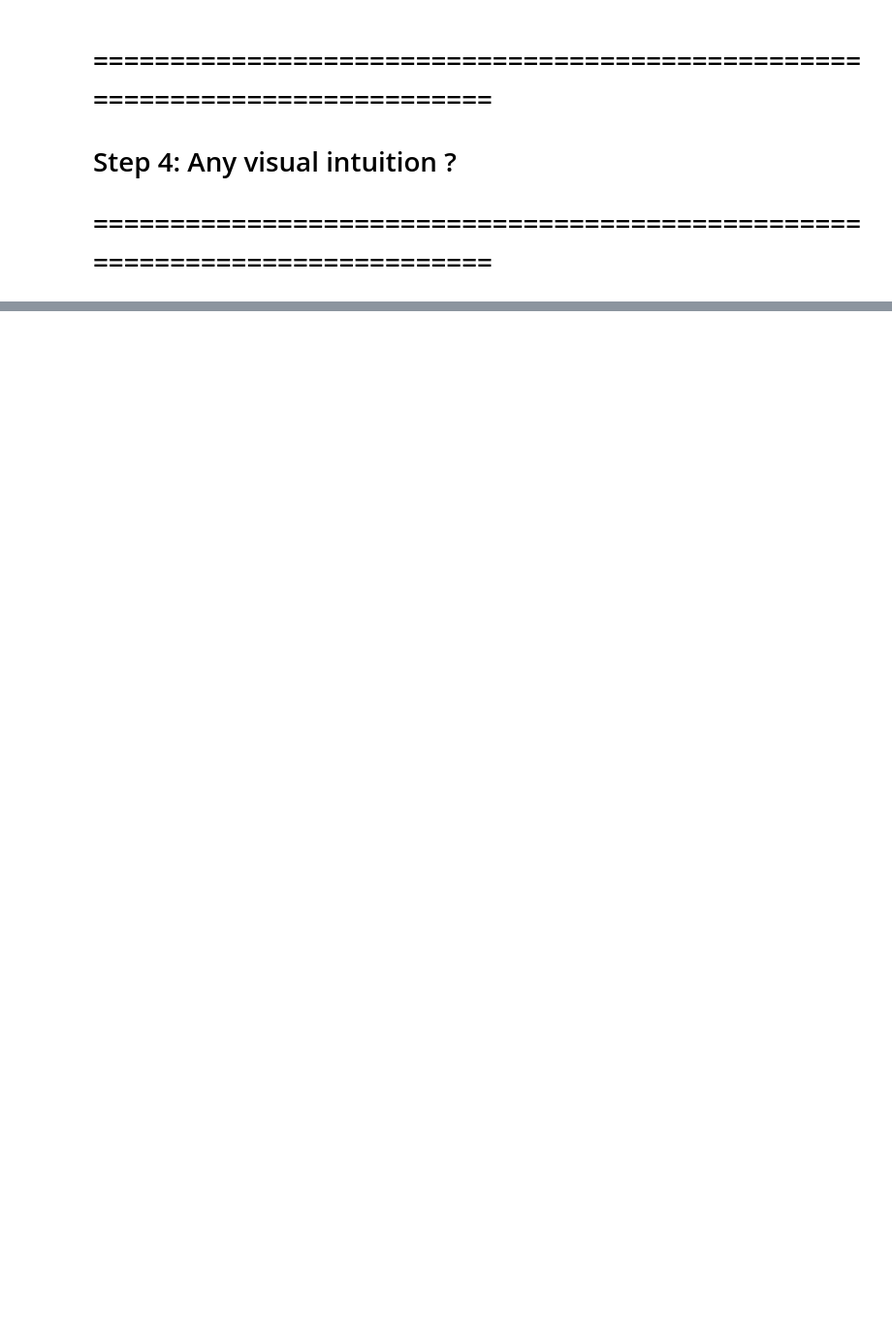
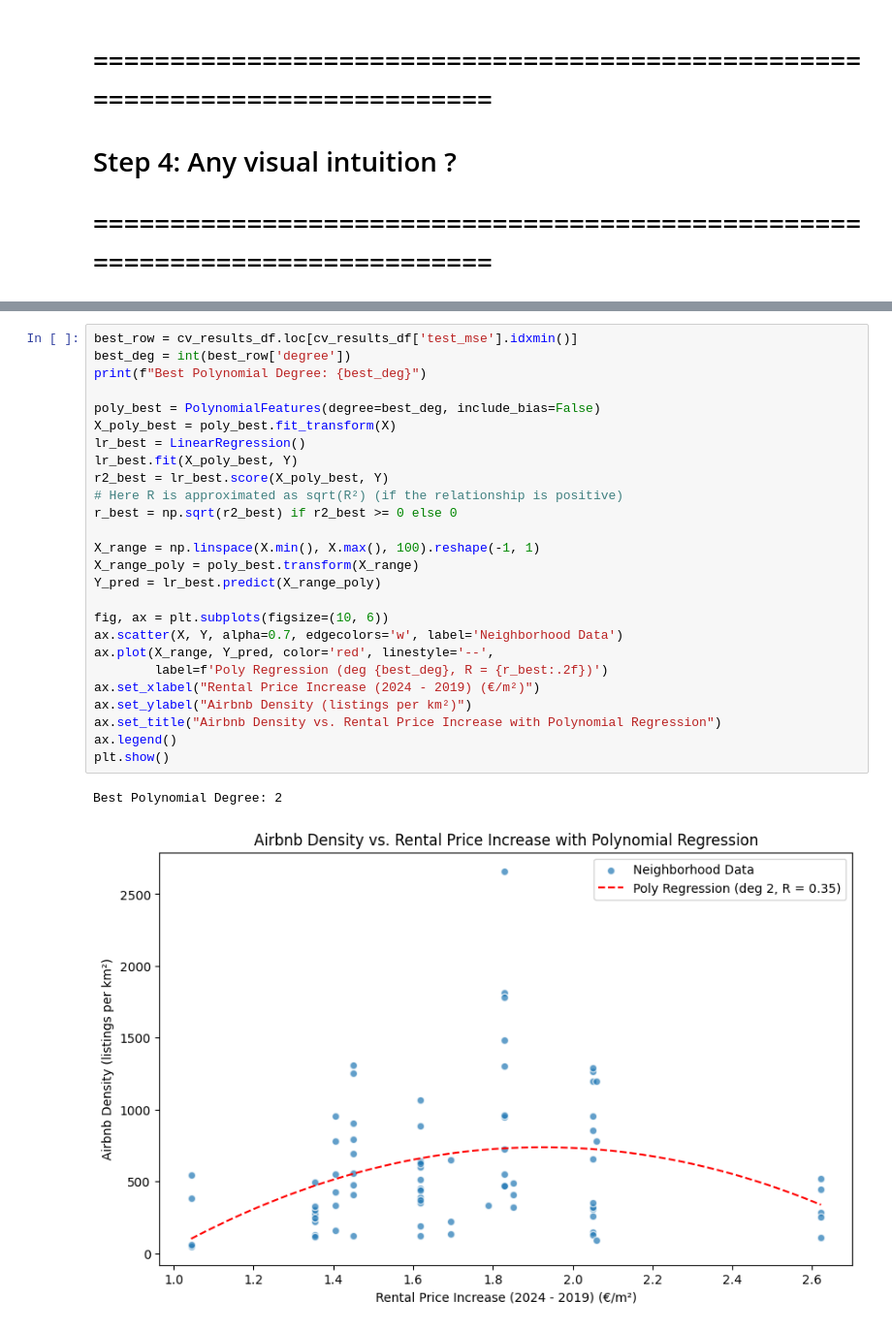
Before and after one commit to arnaudlvq/airbnb-impact-on-rental-prices, a Jupyter notebook: scripts/main.ipynb, the cells around one changed output, grey strips where cells are left out. Shown at 97% size. Drawn from its saved outputs; the diff is of its cells as text; blank space fills up the shorter version.

```diff
--- a/scripts/main.ipynb
+++ b/scripts/main.ipynb
@@ -310,0 +224,29 @@ Validation MSE (overall error): 160666.9665
+# %%
+best_row = cv_results_df.loc[cv_results_df['test_mse'].idxmin()]
+best_deg = int(best_row['degree'])
+print(f"Best Polynomial Degree: {best_deg}")
+
+poly_best = PolynomialFeatures(degree=best_deg, include_bias=False)
+X_poly_best = poly_best.fit_transform(X)
+lr_best = LinearRegression()
+lr_best.fit(X_poly_best, Y)
+r2_best = lr_best.score(X_poly_best, Y)
+# Here R is approximated as sqrt(R²) (if the relationship is positive)
+r_best = np.sqrt(r2_best) if r2_best >= 0 else 0
+
+X_range = np.linspace(X.min(), X.max(), 100).reshape(-1, 1)
+X_range_poly = poly_best.transform(X_range)
+Y_pred = lr_best.predict(X_range_poly)
+
+fig, ax = plt.subplots(figsize=(10, 6))
+ax.scatter(X, Y, alpha=0.7, edgecolors='w', label='Neighborhood Data')
+ax.plot(X_range, Y_pred, color='red', linestyle='--',
+        label=f'Poly Regression (deg {best_deg}, R = {r_best:.2f})')
+ax.set_xlabel("Rental Price Increase (2024 - 2019) (€/m²)")
+ax.set_ylabel("Airbnb Density (listings per km²)")
+ax.set_title("Airbnb Density vs. Rental Price Increase with Polynomial Regression")
+ax.legend()
+plt.show()
+# %% [output]
+Best Polynomial Degree: 2
+[figure, added]
```
Also changed, not shown: parts of 18 cells of this notebook, 1 other file.
